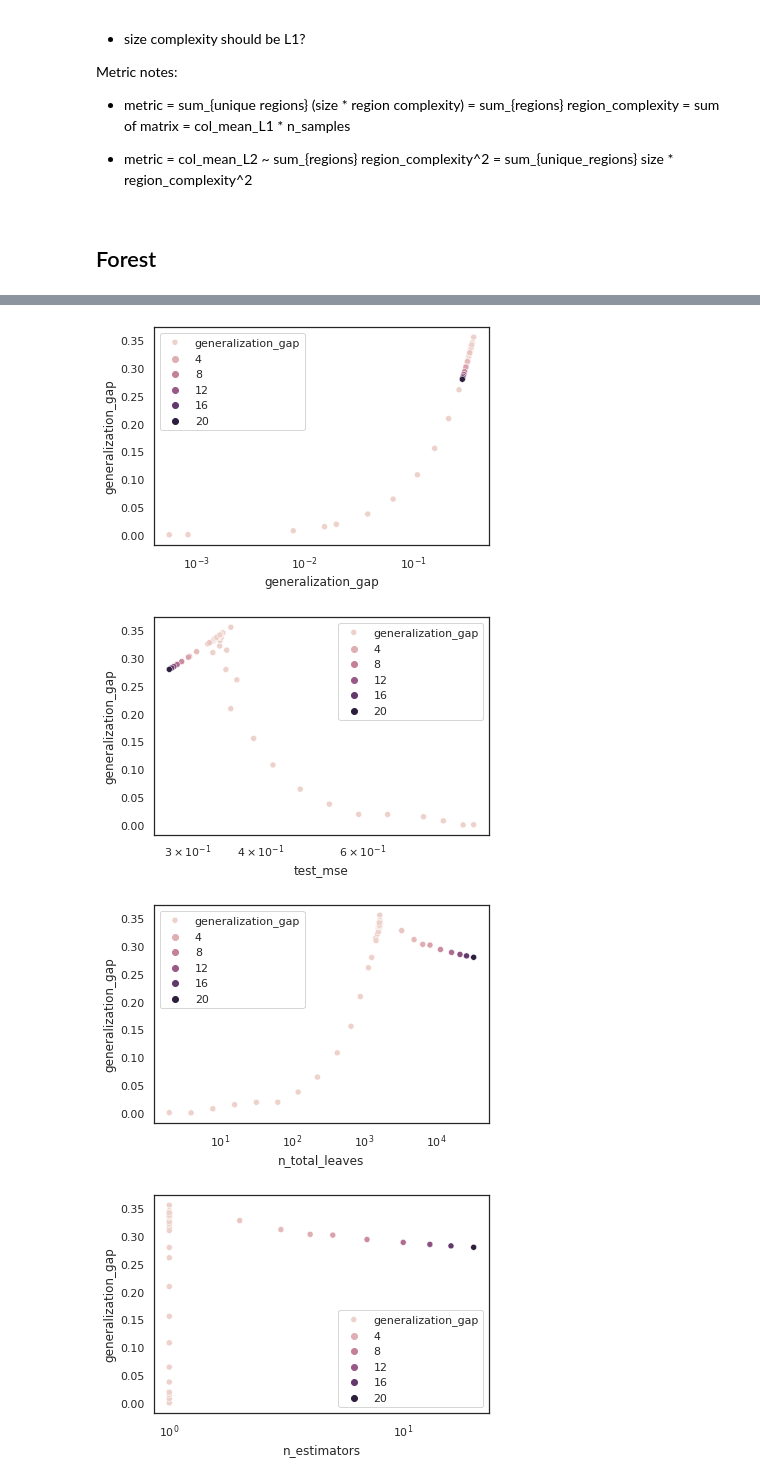
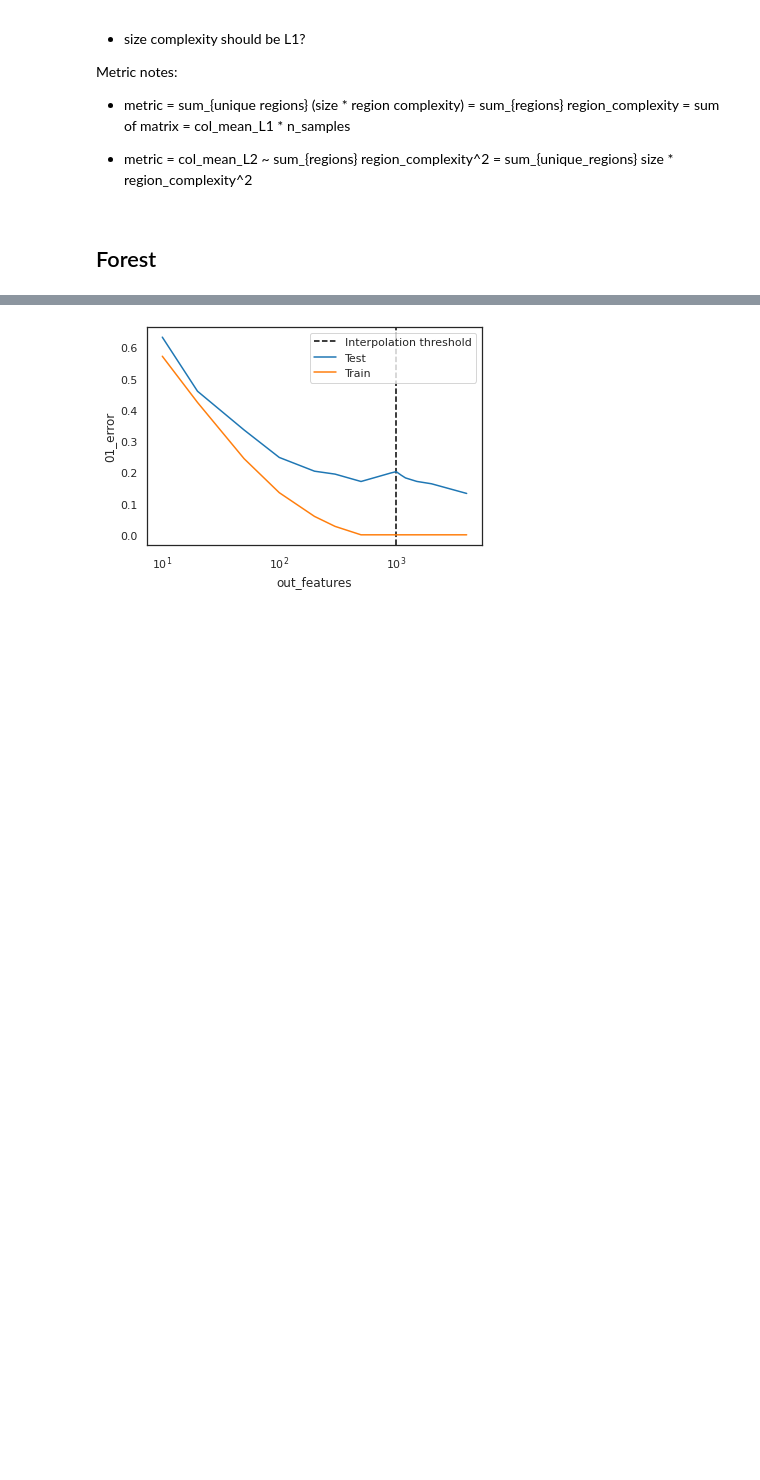
Before and after one commit to rflperry/double_descent, a Jupyter notebook: experiments/plot_mnist_results.ipynb, the cells around one changed output, grey strips where cells are left out. Cells and saved outputs as stored; diff of their text form; code cells hidden in the pictures; blank space fills up the shorter version.

```diff
--- a/experiments/plot_mnist_results.ipynb
+++ b/experiments/plot_mnist_results.ipynb
@@ -224,7 +286,7 @@ algo = "forest"
 dataset = "mnist"
 
 # Read
-df = pd.read_csv(f'./results/{dataset}/{dataset}_{algo}_belkin_results.csv')
+df = pd.read_csv(f'./results/{dataset}/{dataset}_{algo}_results.csv')
 
 
 # Define headers
@@ -241,6 +303,18 @@ for col in df.columns:
 
 # Create new metrics/columns
 df['generalization_gap'] = df[test_error] - df[train_error]
+df["IRM_cols_mean_L1"] = df["IRM_cols_mean_L1"] / df["n_train_samples"]
+df["IRM_cols_mean_L2"] = df["IRM_cols_mean_L2"] / df["n_train_samples"]
+df['IRM_L1'] = df["IRM_L1"] / df["n_train_samples"]
+
+
+# df['IRM_entropy_max'] = df.apply(
+#     lambda row: entropy([1]*int(min(row['n_total_leaves'], row['n_train_samples']))),
+#     axis=1)
+
+# df['IRM_entropy_normalized'] = df.apply(
+#     lambda row: row['IRM_entropy'] / row['IRM_entropy_max'],
+#     axis=1)
 
 # Average across reps
 df = df.groupby(
@@ -347,23 +610,24 @@ display(corr_df)
 # %%
-for var in corr_vars:
-    fig, ax = plt.subplots(1, 1, sharex=True)
+sns.set_style('white')
+sns.set_context('notebook')
 
-    sns.scatterplot(
-        data=plot_df, x=var, y="generalization_gap", hue="n_estimators",
-        ax=ax, label='generalization_gap')
-    # sns.lineplot(
-    #     data=plot_df, x='cols_mean_L1', y=test_error,
-    #     ax=ax, label='test')
-    # sns.lineplot(
-    #     data=plot_df, x='cols_mean_L1', y=train_error,
-    #     ax=ax, label='train')
+plot_df = df
 
-    plt.xscale('log')
-    # plt.yscale('symlog', linthresh=1e-3)
-    plt.legend()
-    plt.show()
+fig, ax = plt.subplots(1, 1, sharex=True)
+
+ax.axvline(df['n_train_samples'].iloc[0], ls='--', c='black', label='Interpolation threshold')
+x_var = 'out_features'
+
+sns.lineplot(
+    data=plot_df, x=x_var, y=test_error,
+    ax=ax, label='Test')
+sns.lineplot(
+    data=plot_df, x=x_var, y=train_error,
+    ax=ax, label='Train')
+
+plt.xscale('log')
+plt.ylabel(metric)
+plt.legend()
+plt.show()
 # %% [output]
-[figure, old version]
+[figure, new version]
-[figure, removed]
-[figure, removed]
-[figure, removed]
```
Also changed, not shown: parts of 23 cells of this notebook, 6 other files.
